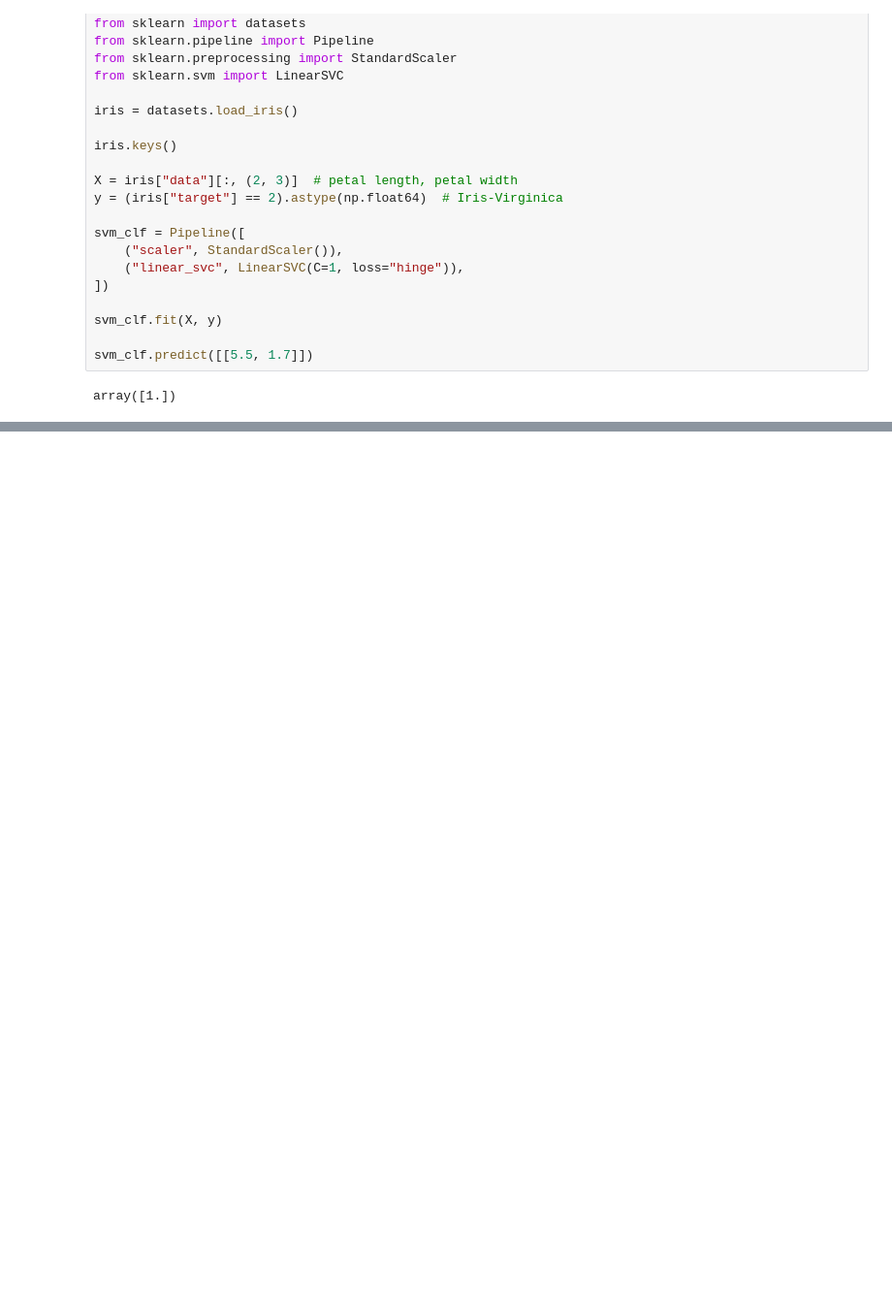
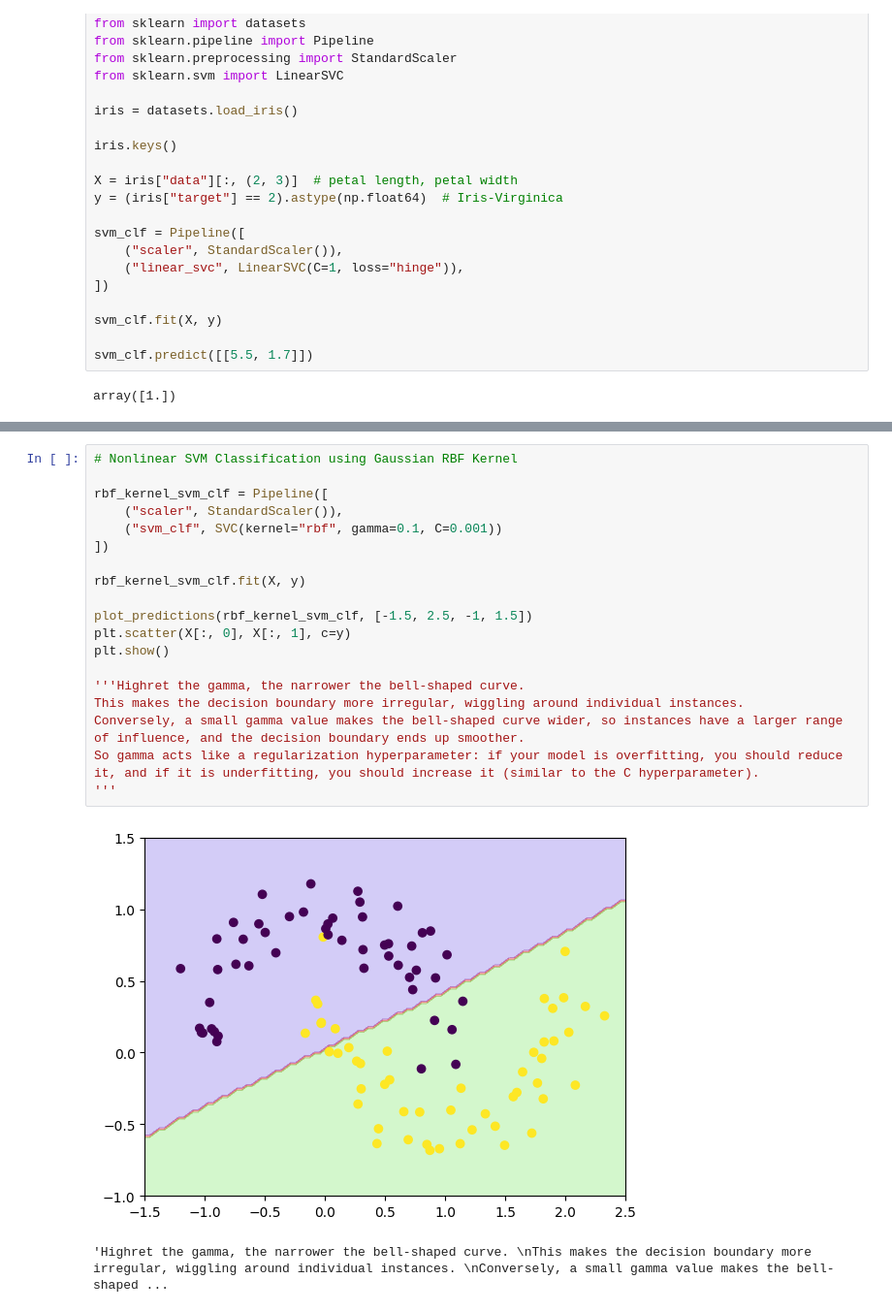
Before and after one commit to borsesaurabh2022/machine_learning, a Jupyter notebook: cap4_SupportVectorMachine.ipynb, the cells around one changed output, grey strips where cells are left out. Shown: that part at 97% size. Saved outputs shown, nothing was run; the diff lists cells and outputs as text; blank space fills up the shorter version.

Commit message:
Added SVM classification and regression samples

```diff
--- a/cap4_SupportVectorMachine.ipynb
+++ b/cap4_SupportVectorMachine.ipynb
@@ -85,0 +86,22 @@ plot_predictions(poly_kernel_svm_clf, [-1.5, 2.5, -1, 1.5])
+# %%
+# Nonlinear SVM Classification using Gaussian RBF Kernel
+
+rbf_kernel_svm_clf = Pipeline([
+    ("scaler", StandardScaler()),
+    ("svm_clf", SVC(kernel="rbf", gamma=0.1, C=0.001))
+])
+
+rbf_kernel_svm_clf.fit(X, y)
+
+plot_predictions(rbf_kernel_svm_clf, [-1.5, 2.5, -1, 1.5])
+plt.scatter(X[:, 0], X[:, 1], c=y)
+plt.show()
+
+'''Highret the gamma, the narrower the bell-shaped curve.
+This makes the decision boundary more irregular, wiggling around individual instances.
+Conversely, a small gamma value makes the bell-shaped curve wider, so instances have a larger range of influence, and the decision boundary ends up smoother.
+So gamma acts like a regularization hyperparameter: if your model is overfitting, you should reduce it, and if it is underfitting, you should increase it (similar to the C hyperparameter).
+'''
+# %% [output]
+[figure, added]
+'Highret the gamma, the narrower the bell-shaped curve. \nThis makes the decision boundary more irregular, wiggling around individual instances. \nConversely, a small gamma value makes the bell-shaped ...
```
Also changed, not shown: parts of 3 cells of this notebook.
